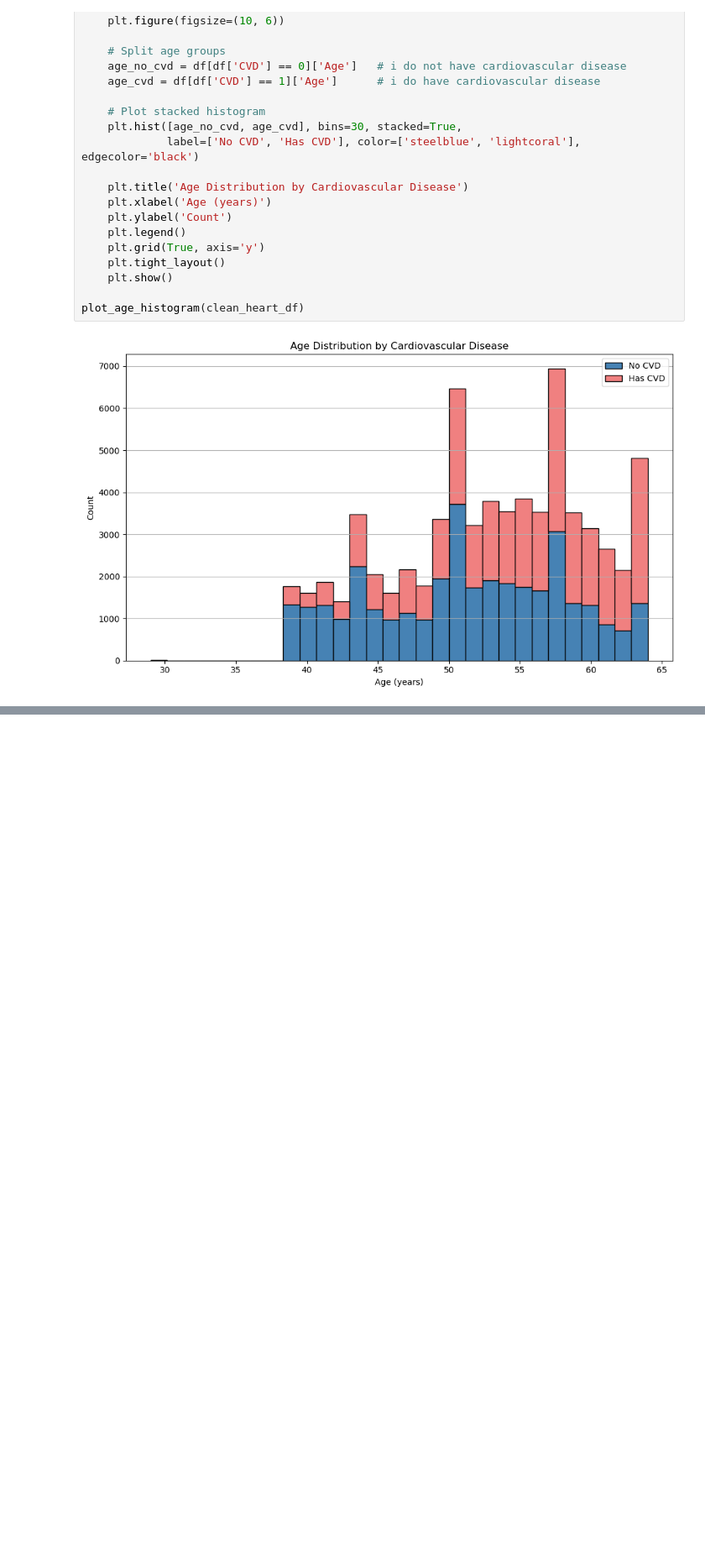
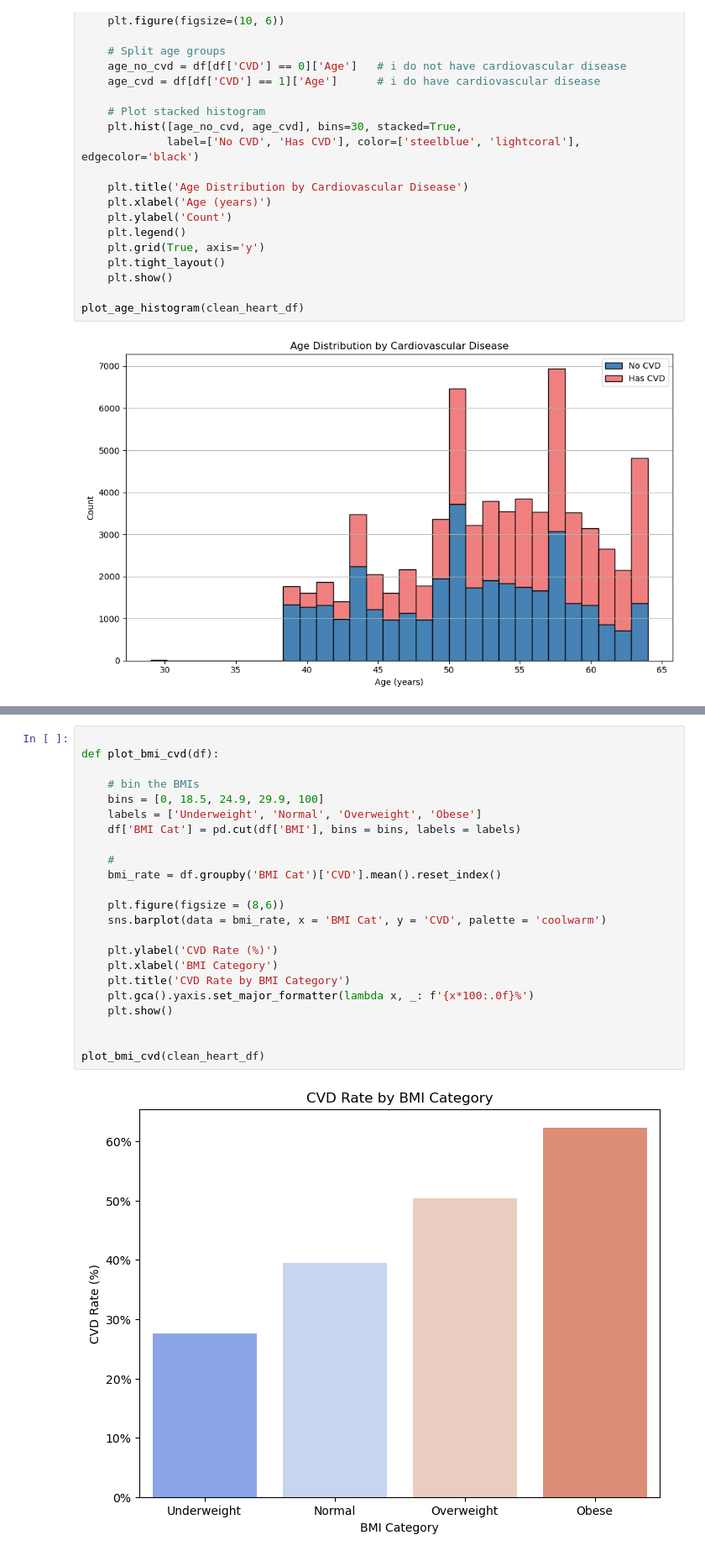
Before and after one commit to ebavarsad/ebavarsad, a Jupyter notebook: kaggle/cardiovascular_disease_research.ipynb, the cells around one changed output, grey strips where cells are left out. Shown at 84% size. Drawn from its saved outputs; the diff is of its cells as text; blank space fills up the shorter version.

```diff
--- a/kaggle/cardiovascular_disease_research.ipynb
+++ b/kaggle/cardiovascular_disease_research.ipynb
@@ -228,0 +221,25 @@ plot_risk_score_by_age_group(clean_heart_df)
+# %%
+
+def plot_bmi_cvd(df):
+
+    # bin the BMIs
+    bins = [0, 18.5, 24.9, 29.9, 100]
+    labels = ['Underweight', 'Normal', 'Overweight', 'Obese']
+    df['BMI Cat'] = pd.cut(df['BMI'], bins = bins, labels = labels)
+
+    #
+    bmi_rate = df.groupby('BMI Cat')['CVD'].mean().reset_index()
+
+    plt.figure(figsize = (8,6))
+    sns.barplot(data = bmi_rate, x = 'BMI Cat', y = 'CVD', palette = 'coolwarm')
+
+    plt.ylabel('CVD Rate (%)')
+    plt.xlabel('BMI Category')
+    plt.title('CVD Rate by BMI Category')
+    plt.gca().yaxis.set_major_formatter(lambda x, _: f'{x*100:.0f}%')
+    plt.show()
+
+
+plot_bmi_cvd(clean_heart_df)
+# %% [output]
+[figure, added]
```
Also changed, not shown: parts of 14 cells of this notebook, 1 other file.
